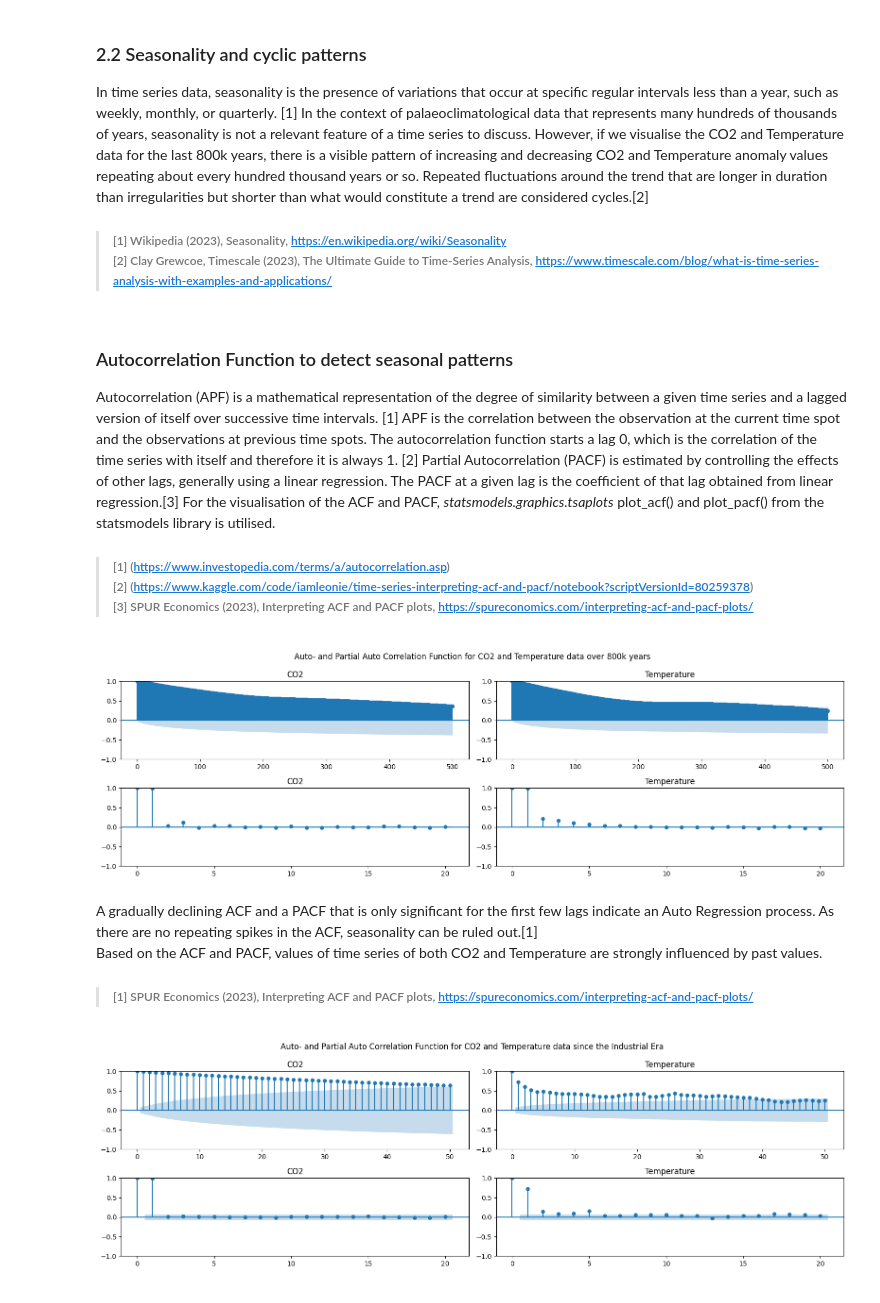
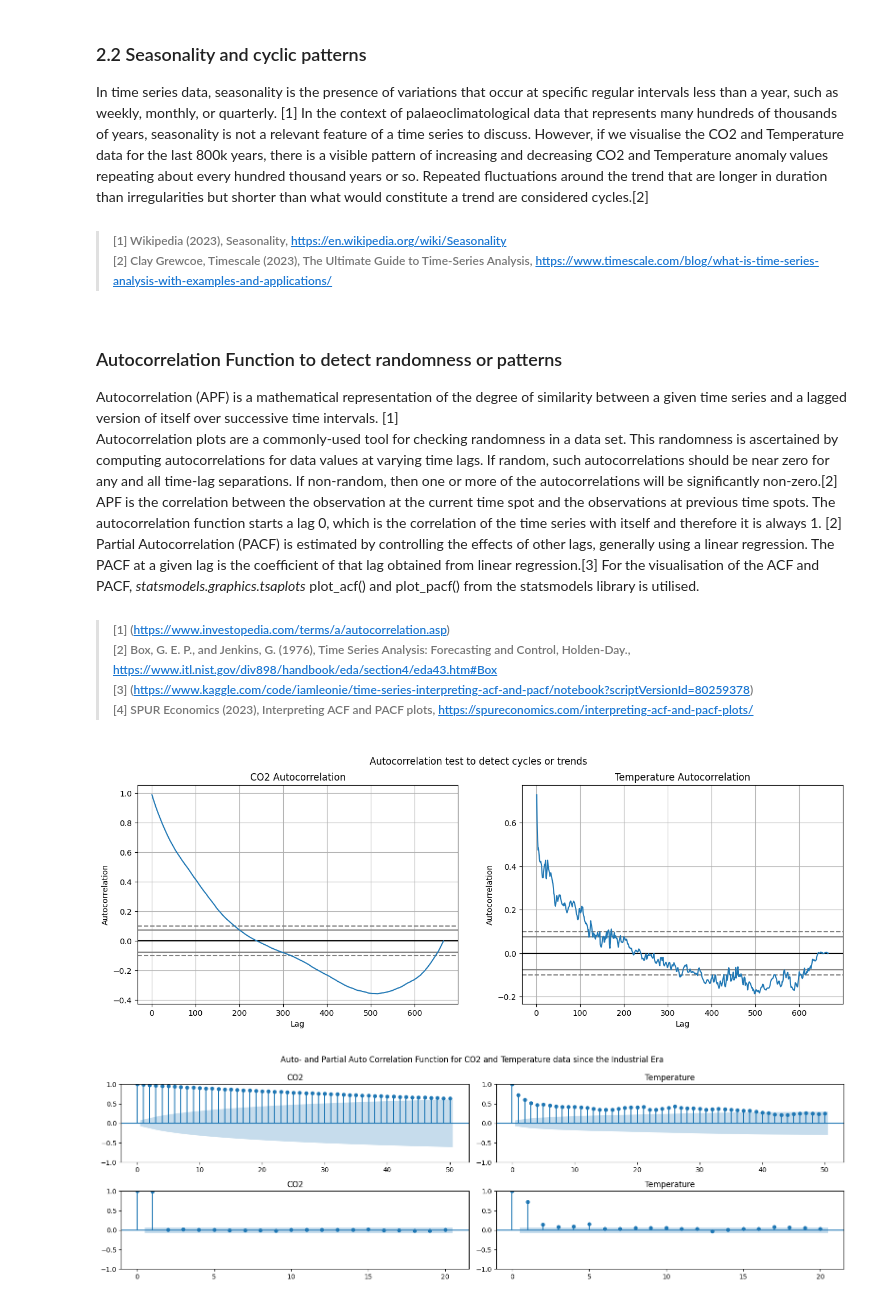
Before and after one commit to noyo0/ProgrammingForDataAnalysis_Project2, a Jupyter notebook: Project2/Project2.ipynb, the cells around one changed output. Cells and saved outputs as stored; diff of their text form; code cells hidden in the pictures.

```diff
--- a/Project2/Project2.ipynb
+++ b/Project2/Project2.ipynb
@@ -729,35 +729,26 @@ In time series data, seasonality is the presence of variations that occur at spe
 
 > ###### [1] Wikipedia (2023), Seasonality, https://en.wikipedia.org/wiki/Seasonality <br> [2] Clay Grewcoe, Timescale (2023), The Ultimate Guide to Time-Series Analysis, https://www.timescale.com/blog/what-is-time-series-analysis-with-examples-and-applications/
 # %% [markdown]
-### Autocorrelation Function to detect seasonal patterns
+### Autocorrelation Function to detect randomness or patterns
 
-Autocorrelation (APF) is a mathematical representation of the degree of similarity between a given time series and a lagged version of itself over successive time intervals. [1]
+Autocorrelation (APF) is a mathematical representation of the degree of similarity between a given time series and a lagged version of itself over successive time intervals. [1]<br>
+Autocorrelation plots are a commonly-used tool for checking randomness in a data set. This randomness is ascertained by computing autocorrelations for data values at varying time lags. If random, such autocorrelations should be near zero for any and all time-lag separations. If non-random, then one or more of the autocorrelations will be significantly non-zero.[2]<br>
 APF is the correlation between the observation at the current time spot and the observations at previous time spots. The autocorrelation function starts a lag 0, which is the correlation of the time series with itself and therefore it is always 1. [2]
 Partial Autocorrelation (PACF) is estimated by controlling the effects of other lags, generally using a linear regression. The PACF at a given lag is the coefficient of that lag obtained from linear regression.[3]
 For the visualisation of the ACF and PACF, *statsmodels.graphics.tsaplots* plot_acf() and plot_pacf() from the statsmodels library is utilised.
 
-> ###### [1] (https://www.investopedia.com/terms/a/autocorrelation.asp) <br> [2] (https://www.kaggle.com/code/iamleonie/time-series-interpreting-acf-and-pacf/notebook?scriptVersionId=80259378) <br> [3] SPUR Economics (2023), Interpreting ACF and PACF plots, https://spureconomics.com/interpreting-acf-and-pacf-plots/
+> ###### [1] (https://www.investopedia.com/terms/a/autocorrelation.asp) <br> [2] Box, G. E. P., and Jenkins, G. (1976), Time Series Analysis: Forecasting and Control, Holden-Day., https://www.itl.nist.gov/div898/handbook/eda/section4/eda43.htm#Box <br>[3] (https://www.kaggle.com/code/iamleonie/time-series-interpreting-acf-and-pacf/notebook?scriptVersionId=80259378) <br> [4] SPUR Economics (2023), Interpreting ACF and PACF plots, https://spureconomics.com/interpreting-acf-and-pacf-plots/
-# %%
-# ACF and PACF for Overall data
-#set 2x2 grid
-fig, axs = plt.subplots(2,2, figsize=(16,5)) # 1 row, 3 columns
-#CO2
-sgt.plot_acf(Combined_CO2_T['CO2'], lags=500, title='CO2', ax=axs[0,0])
-sgt.plot_pacf(Combined_CO2_T['CO2'], lags=20, title='CO2', ax=axs[1,0])
-#Temperature
-sgt.plot_acf(Combined_CO2_T['Temperature'], lags=500, title='Temperature', ax=axs[0,1])
-sgt.plot_pacf(Combined_CO2_T['Temperature'], lags=20, title='Temperature', ax=axs[1,1])
-
-plt.suptitle(f"Auto- and Partial Auto Correlation Function for CO2 and Temperature data over 800k years")
-plt.tight_layout()
-plt.show()
-# %% [output]
-[figure, removed]
-# %% [markdown]
-A gradually declining ACF and a PACF that is only significant for the first few lags indicate an Auto Regression process. As there are no repeating spikes in the ACF, seasonality can be ruled out.[1] <br>
-Based on the ACF and PACF, values of time series of both CO2 and Temperature are strongly influenced by past values.
-
->###### [1] SPUR Economics (2023), Interpreting ACF and PACF plots, https://spureconomics.com/interpreting-acf-and-pacf-plots/
+# %%
+from pandas.plotting import autocorrelation_plot
+fig, axs = plt.subplots(1,2, figsize=(16,5)) # 1 row, 2 columns
+plt.suptitle('Autocorrelation test to detect cycles or trends')
+autocorrelation_plot(fn_slice()['CO2'], ax=axs[0])
+autocorrelation_plot(fn_slice()['Temperature'], ax=axs[1])
+axs[0].set_title('CO2 Autocorrelation')
+axs[1].set_title('Temperature Autocorrelation')
+plt.show()
+# %% [output]
+[figure, added]
 # %%
 # ACF and PACF for Modern data
 #set 2x2 grid
```
Also changed, not shown: parts of 30 cells of this notebook.
